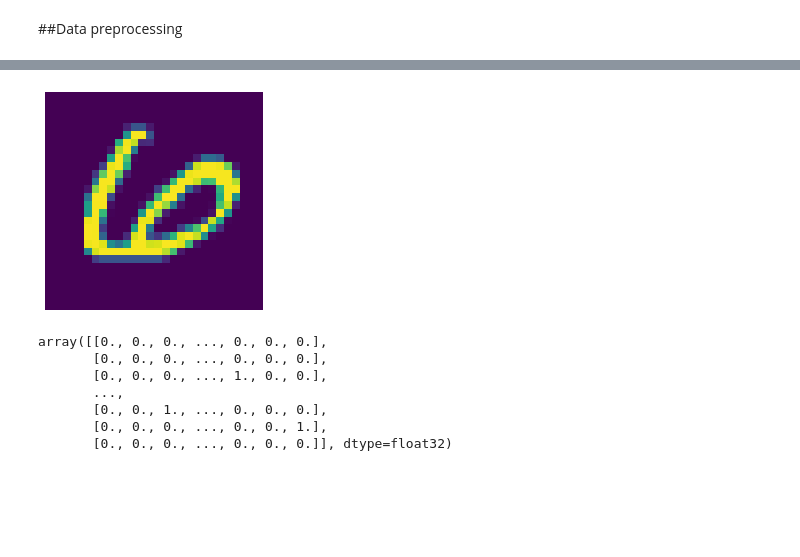
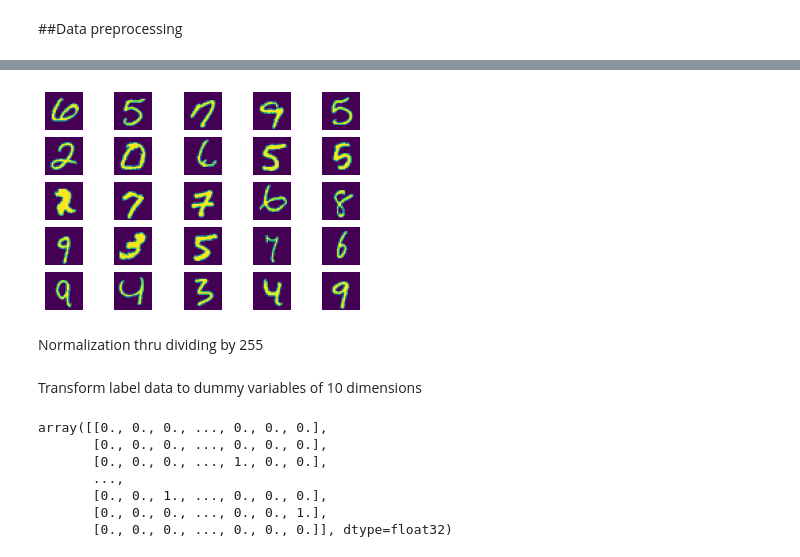
Before and after one commit to kenyam1979/Simple-CNN-MNIST, a Jupyter notebook: Test_keras.ipynb, the cells around one changed output, grey strips where cells are left out. Cells and saved outputs as stored; diff of their text form; code cells hidden in the pictures; blank space fills up the shorter version.

```diff
--- a/Test_keras.ipynb
+++ b/Test_keras.ipynb
@@ -34,15 +36,23 @@ y_train = df.iloc[:, 0]
 X_train = np.asarray(X_train)
 X_train = np.reshape(X_train, (20000, 28, 28))
 # %%
-img = X_train[0]
-plt.imshow(img)
-plt.axis('off')
+for ind, img in enumerate(X_train[:25]):
+  plt.subplot(5, 5, ind+1)
+  plt.imshow(img)
+  plt.axis('off')
+
 plt.show()
 # %% [output]
-[figure, old version]
+[figure, new version]
+# %% [markdown]
+
+
+Normalization thru dividing by 255
 # %%
 X_train = X_train.astype('float32')
 X_train /= 255.0
+# %% [markdown]
+Transform label data to dummy variables of 10 dimensions
 # %%
 y_train = keras.utils.to_categorical(y_train, num_classes=10)
 # %%
```
Also changed, not shown: parts of 7 cells of this notebook.
